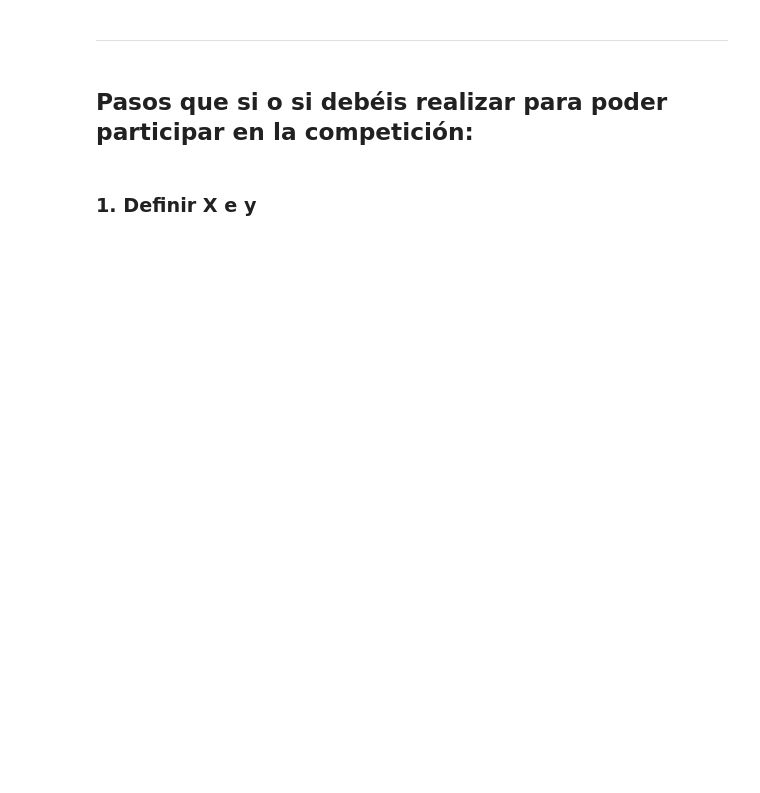
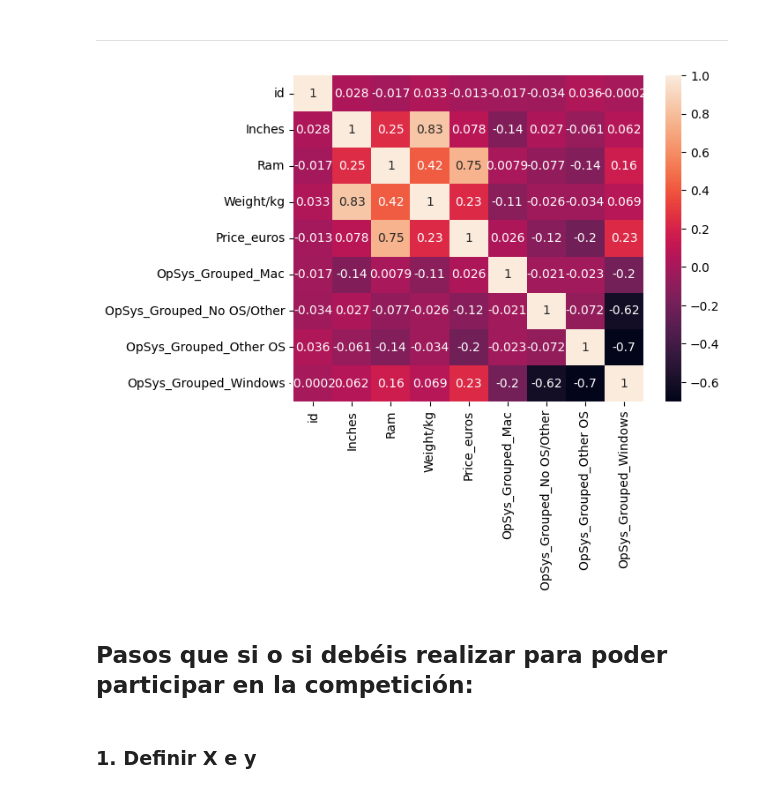
Before and after one commit to dardg24/Kaggle_competition_Bootcamp, a Jupyter notebook: notebooks/primer_modelo.ipynb, the cells around one changed output. Drawn from its saved outputs; the diff is of its cells as text; code cells hidden in the pictures; blank space fills up the shorter version.

```diff
--- a/notebooks/primer_modelo.ipynb
+++ b/notebooks/primer_modelo.ipynb
@@ -239,5 +229,11 @@ memory usage: 78.5+ KB
+# %%
+matrix_corr = df_encoded.corr(numeric_only=True)
 # %% [markdown]
 -----------------------------------------------------------------------------------------------------------------
+# %%
+sns.heatmap(matrix_corr, annot=True);
+# %% [output]
+[figure, added]
 # %% [markdown]
 ## Pasos que si o si debéis realizar para poder participar en la competición:
 # %% [markdown]
```
Also changed, not shown: parts of 65 cells of this notebook, 1 other file.
